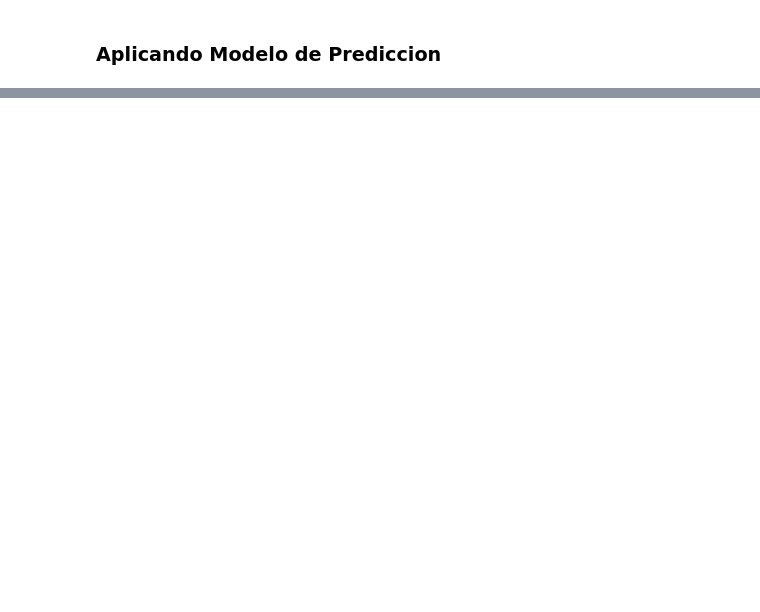
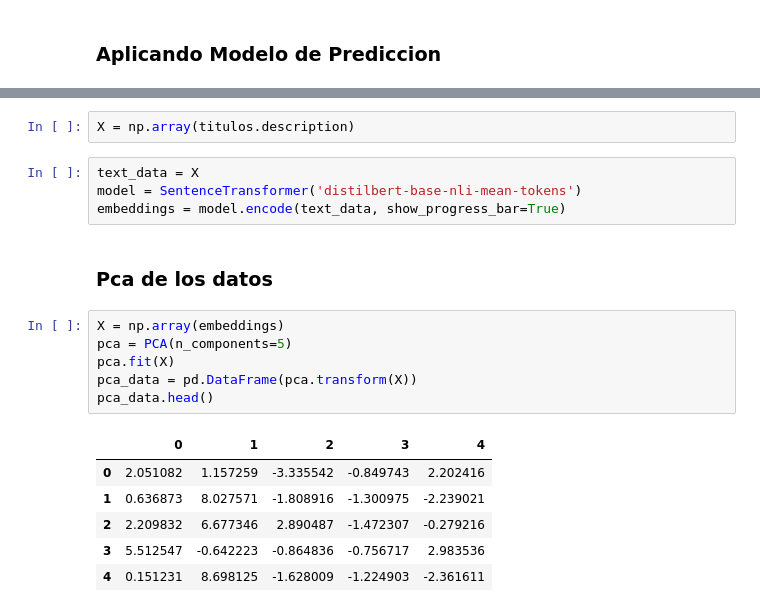
Before and after one commit to Eva02Daruma/presentacion-de-IA, a Jupyter notebook: main.ipynb, the cells around one changed output, grey strips where cells are left out. Saved outputs shown, nothing was run; the diff lists cells and outputs as text; blank space fills up the shorter version.

```diff
--- a/main.ipynb
+++ b/main.ipynb
@@ -617,0 +657,21 @@ model = tree.DecisionTreeClassifier()
+# %%
+X = np.array(titulos.description)
+# %%
+text_data = X
+model = SentenceTransformer('distilbert-base-nli-mean-tokens')
+embeddings = model.encode(text_data, show_progress_bar=True)
+# %% [markdown]
+### Pca de los datos
+# %%
+X = np.array(embeddings)
+pca = PCA(n_components=5)
+pca.fit(X)
+pca_data = pd.DataFrame(pca.transform(X))
+pca_data.head()
+# %% [output]
+|  | 0 | 1 | 2 | 3 | 4 |
+| 0 | 2.051082 | 1.157259 | -3.335542 | -0.849743 | 2.202416 |
+| 1 | 0.636873 | 8.027571 | -1.808916 | -1.300975 | -2.239021 |
+| 2 | 2.209832 | 6.677346 | 2.890487 | -1.472307 | -0.279216 |
+| 3 | 5.512547 | -0.642223 | -0.864836 | -0.756717 | 2.983536 |
+| 4 | 0.151231 | 8.698125 | -1.628009 | -1.224903 | -2.361611 |
```
Also changed, not shown: parts of 26 cells of this notebook.
